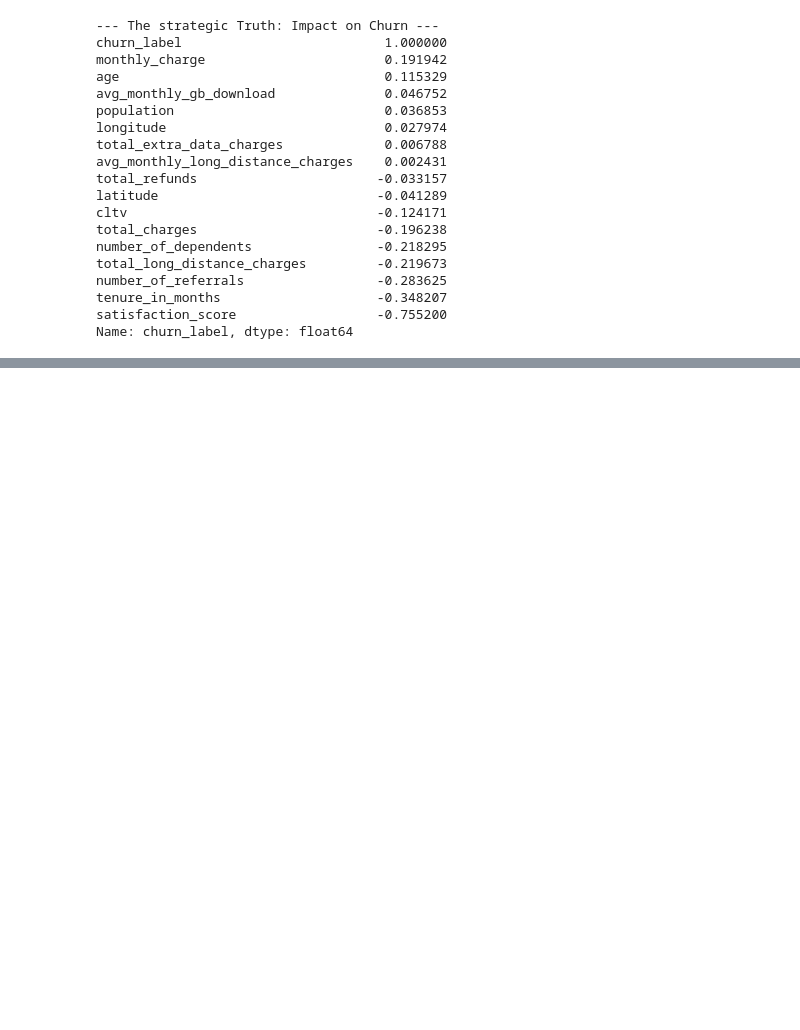
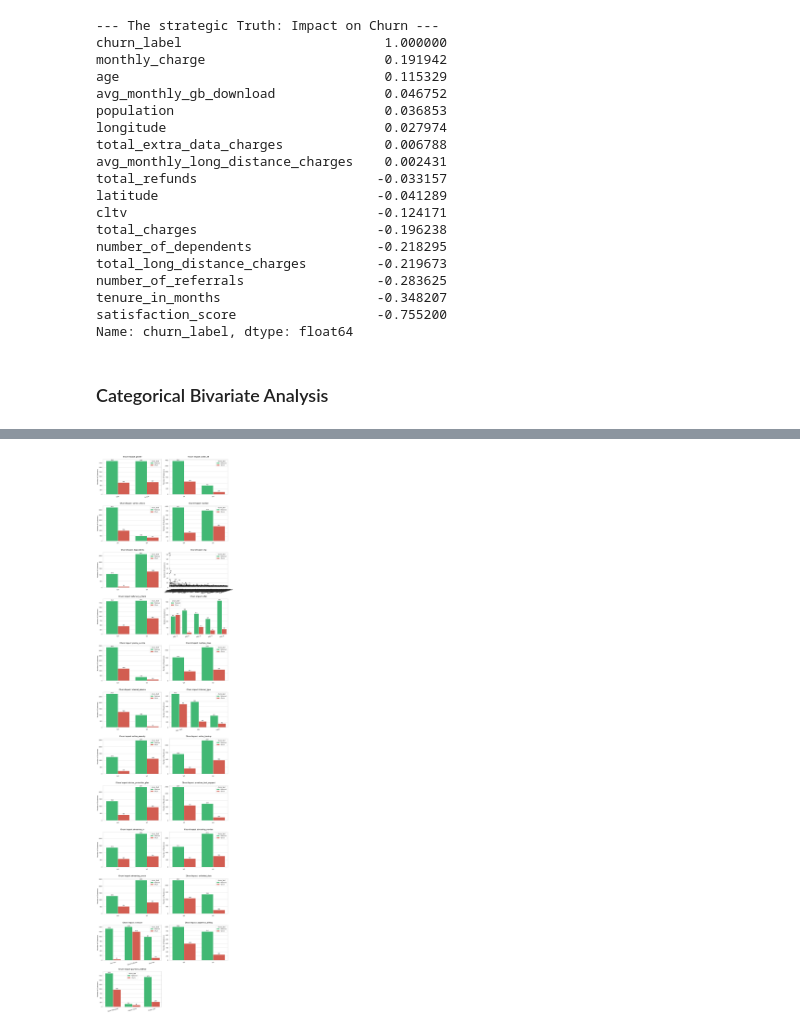
Before and after one commit to davip25/churn-arp, a Jupyter notebook: notebooks/f2-02_preparation-and-modeling_churn-arp.ipynb, the cells around one changed output, grey strips where cells are left out. Saved outputs shown, nothing was run; the diff lists cells and outputs as text; code cells hidden in the pictures; blank space fills up the shorter version.

Commit message:
chore: add categorical bivariate charts to preparation-and-modeling notebook

```diff
--- a/notebooks/f2-02_preparation-and-modeling_churn-arp.ipynb
+++ b/notebooks/f2-02_preparation-and-modeling_churn-arp.ipynb
@@ -759,3 +759,48 @@ number_of_referrals                 -0.283625
 tenure_in_months                    -0.348207
 satisfaction_score                  -0.755200
 Name: churn_label, dtype: float64
+# %% [markdown]
+### Categorical Bivariate Analysis
+# %%
+#Automatically identify text (categorical) columns
+categorical_cols = df_training_analysis.select_dtypes(include=['object', 'string', 'category']).columns.tolist()
+
+# Create a temporary text column specifically for the chart legend
+df_training_analysis['churn_text'] = df_training_analysis['churn_label'].map({1: 'Churn', 0: 'Reteined'})
+
+
+# Exclude columns that are not useful for bad charts (IDS or the target itself)
+cols_to_exclude = ['customer_id', 'churn_label', 'churn_text']
+categorical_cols = [col for col in categorical_cols if col not in cols_to_exclude]
+
+logging.info(f"--- Starting Bivariante Analysis for {len(categorical_cols)}")
+
+# Configure the dynamic canvas
+# Calculate the necessary rows to place 2 charts per row
+n_rows = (len(categorical_cols) + 1) // 2
+plt.figure(figsize=(15, 5 * n_rows))
+sns.set_theme(style="whitegrid")
+
+# Iterate and plot the relationship with Churn
+for i, col in enumerate(categorical_cols, 1):
+    plt.subplot(n_rows, 2, i)
+
+    # Count plot divided by Churn (0 and 1)
+    # Green = Retained, Red = Churned
+    ax = sns.countplot(data=df_training_analysis, x=col, hue='churn_text', palette=['#2ECC71', '#E74C3C'])
+
+    plt.title(f'Churn Impact: {col}', fontsize=14, fontweight='bold', pad=15)
+    plt.xlabel('')
+    plt.ylabel('Number of Customers')
+    plt.xticks(rotation=15)
+
+    # Add numbers on top of the chart
+    for p in ax.patches:
+        height = p.get_height()
+        if height > 0: # Avoid putting 0s on the chart
+            ax.annotate(f"{int(height)}", (p.get_x() + p.get_width() / 2., height),
+                        ha="center", va="bottom", fontsize=10, color="black", xytext=(0, 2), textcoords="offset points")
+
+plt.tight_layout()
+plt.show()
+# %% [output]
@@ -761,0 +808 @@ Name: churn_label, dtype: float64
+[figure, added]
```
Also changed, not shown: parts of 11 cells of this notebook.
